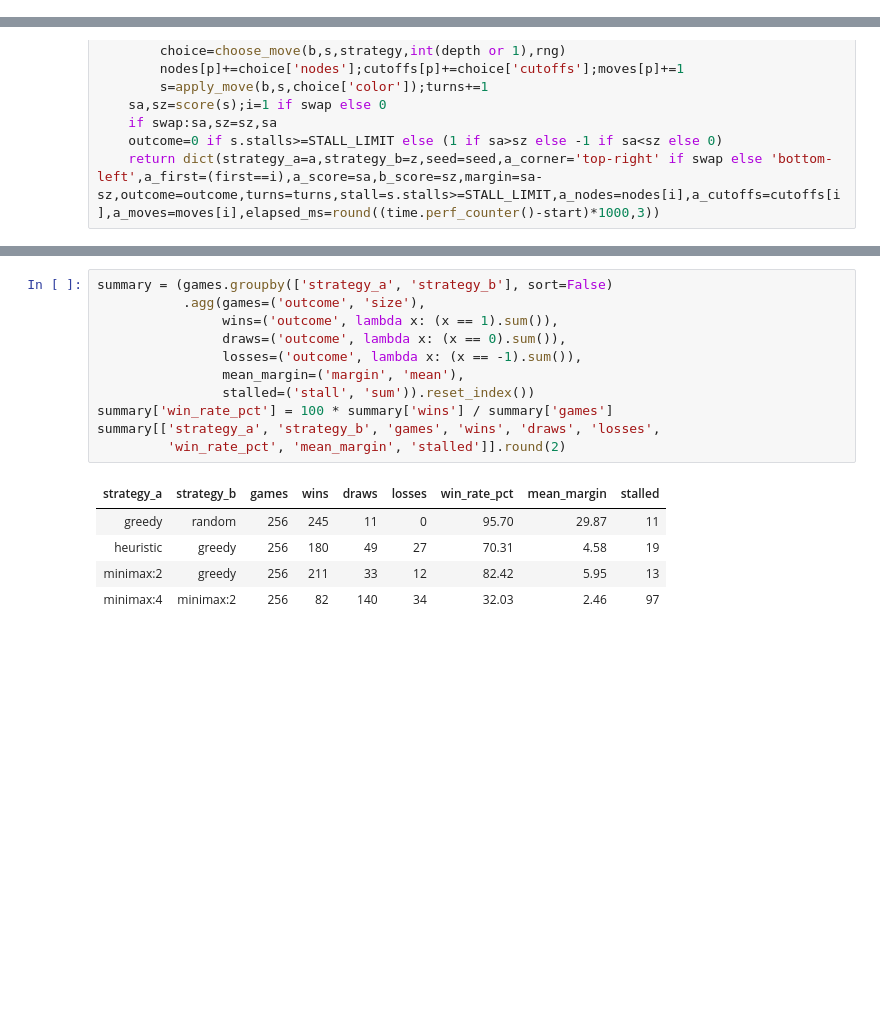
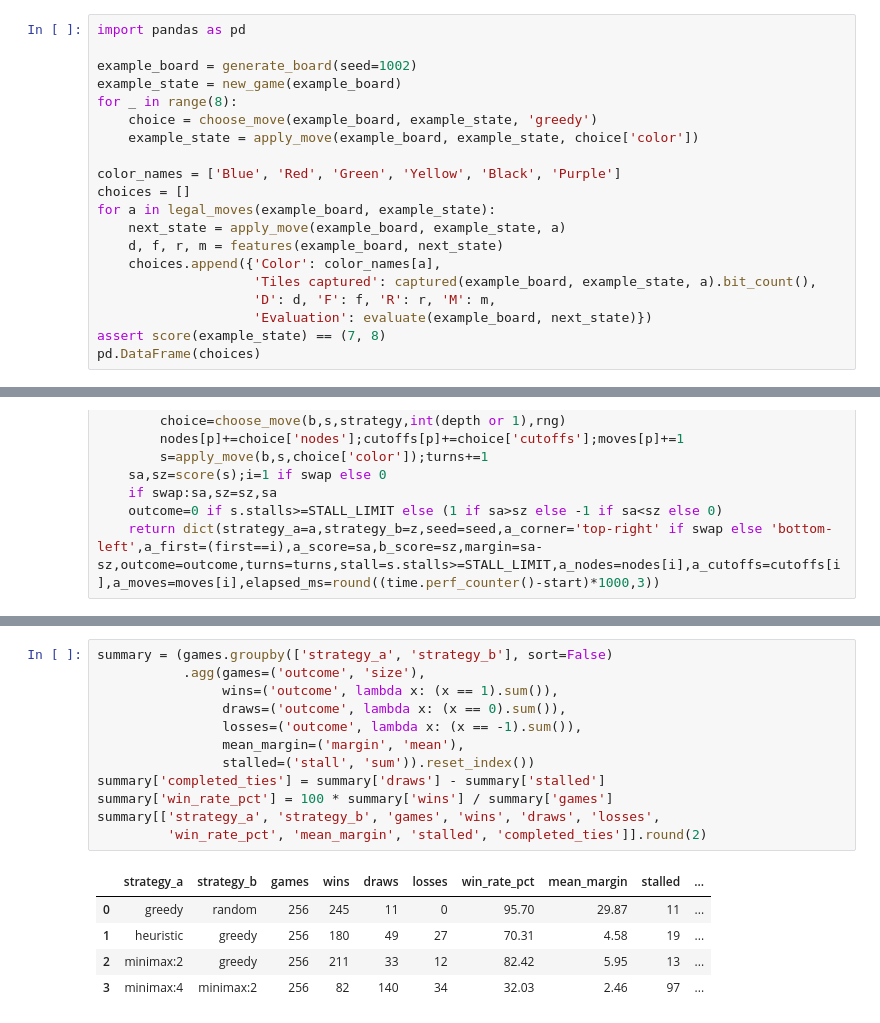
Before and after one commit to CJDelos1992/filler-strategy-lab, a Jupyter notebook: Filler_Strategy_Analysis.ipynb, the cells around one changed output, grey strips where cells are left out. Drawn from its saved outputs; the diff is of its cells as text; blank space fills up the shorter version.

```diff
--- a/Filler_Strategy_Analysis.ipynb
+++ b/Filler_Strategy_Analysis.ipynb
@@ -243,0 +333,20 @@ These checks preserve the original coverage: boundary behavior, connected captur
+# %%
+import pandas as pd
+
+example_board = generate_board(seed=1002)
+example_state = new_game(example_board)
+for _ in range(8):
+    choice = choose_move(example_board, example_state, 'greedy')
+    example_state = apply_move(example_board, example_state, choice['color'])
+
+color_names = ['Blue', 'Red', 'Green', 'Yellow', 'Black', 'Purple']
+choices = []
+for a in legal_moves(example_board, example_state):
+    next_state = apply_move(example_board, example_state, a)
+    d, f, r, m = features(example_board, next_state)
+    choices.append({'Color': color_names[a],
+                    'Tiles captured': captured(example_board, example_state, a).bit_count(),
+                    'D': d, 'F': f, 'R': r, 'M': m,
+                    'Evaluation': evaluate(example_board, next_state)})
+assert score(example_state) == (7, 8)
+pd.DataFrame(choices)
@@ -413,20 +571,21 @@ Report win/draw/loss counts, win rate, average raw tile margin and stalled games
 # %%
 summary = (games.groupby(['strategy_a', 'strategy_b'], sort=False)
            .agg(games=('outcome', 'size'),
                 wins=('outcome', lambda x: (x == 1).sum()),
                 draws=('outcome', lambda x: (x == 0).sum()),
                 losses=('outcome', lambda x: (x == -1).sum()),
                 mean_margin=('margin', 'mean'),
                 stalled=('stall', 'sum')).reset_index())
+summary['completed_ties'] = summary['draws'] - summary['stalled']
 summary['win_rate_pct'] = 100 * summary['wins'] / summary['games']
 summary[['strategy_a', 'strategy_b', 'games', 'wins', 'draws', 'losses',
-         'win_rate_pct', 'mean_margin', 'stalled']].round(2)
+         'win_rate_pct', 'mean_margin', 'stalled', 'completed_ties']].round(2)
 # %% [output]
-| strategy_a | strategy_b | games | wins | draws | losses | win_rate_pct | mean_margin | stalled |
-| greedy | random | 256 | 245 | 11 | 0 | 95.70 | 29.87 | 11 |
-| heuristic | greedy | 256 | 180 | 49 | 27 | 70.31 | 4.58 | 19 |
-| minimax:2 | greedy | 256 | 211 | 33 | 12 | 82.42 | 5.95 | 13 |
-| minimax:4 | minimax:2 | 256 | 82 | 140 | 34 | 32.03 | 2.46 | 97 |
+|  | strategy_a | strategy_b | games | wins | draws | losses | win_rate_pct | mean_margin | stalled | ... |
+| 0 | greedy | random | 256 | 245 | 11 | 0 | 95.70 | 29.87 | 11 | ... |
+| 1 | heuristic | greedy | 256 | 180 | 49 | 27 | 70.31 | 4.58 | 19 | ... |
+| 2 | minimax:2 | greedy | 256 | 211 | 33 | 12 | 82.42 | 5.95 | 13 | ... |
+| 3 | minimax:4 | minimax:2 | 256 | 82 | 140 | 34 | 32.03 | 2.46 | 97 | ... |
 # %%
 import matplotlib.pyplot as plt
 
```
Also changed, not shown: parts of 21 cells of this notebook.
